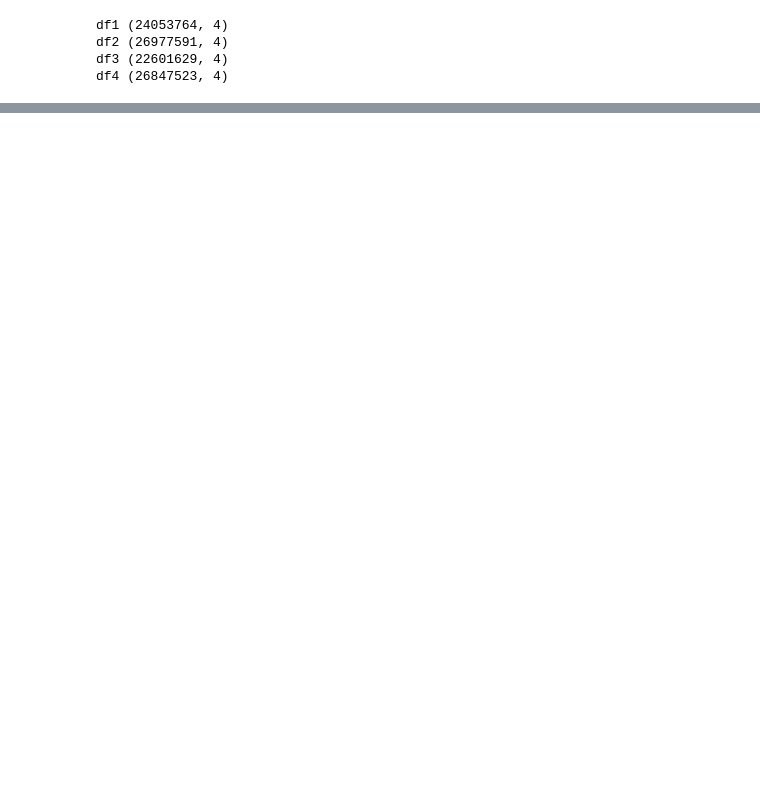
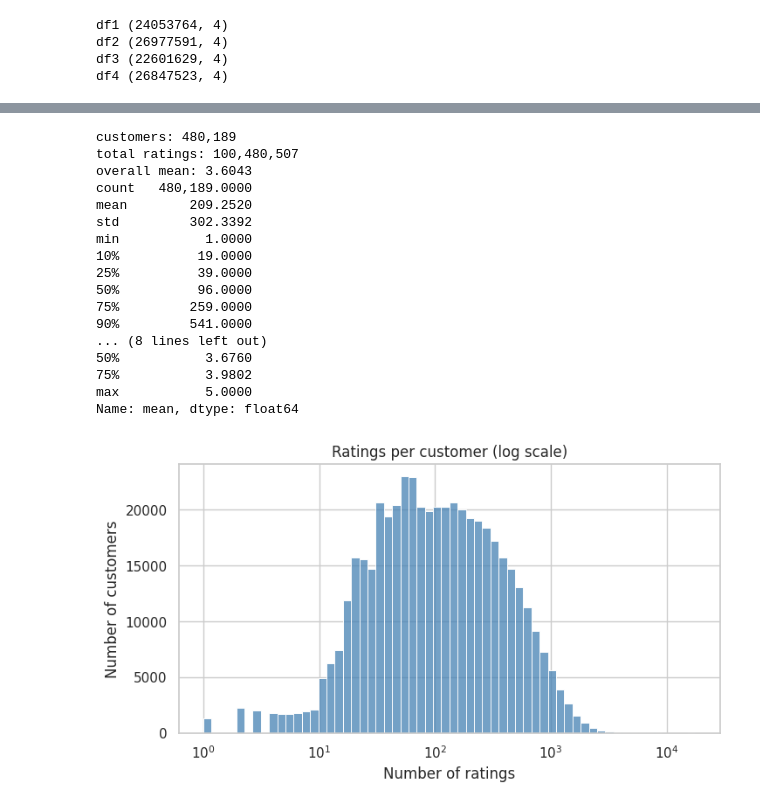
Before and after one commit to sevathangowtham/Netflix-Prize-data, a Jupyter notebook: netflix-prize-data.ipynb, the cells around one changed output, grey strips where cells are left out. Cells and saved outputs as stored; diff of their text form; code cells hidden in the pictures; blank space fills up the shorter version.

```diff
--- a/netflix-prize-data.ipynb
+++ b/netflix-prize-data.ipynb
@@ -97,0 +315,39 @@ dtype: int64
+# %%
+parts = [d.groupby('customer_id')['rating'].agg(['count', 'sum']) for d in dfs.values()]
+cust_stats = pd.concat(parts).astype('int64').groupby(level=0).sum()
+cust_stats['mean'] = cust_stats['sum'] / cust_stats['count']
+
+# correctness tests
+print('customers:', f"{len(cust_stats):,}")
+print('total ratings:', f"{int(cust_stats['count'].sum()):,}")
+print('overall mean:', round(cust_stats['sum'].sum() / cust_stats['count'].sum(), 4))
+
+print(cust_stats['count'].describe(percentiles=[.1, .25, .5, .75, .9, .99]))
+print(cust_stats['mean'].describe())
+
+# chart: ratings per customer
+fig, ax = plt.subplots(figsize=(8, 4))
+sns.histplot(cust_stats['count'], bins=60, log_scale=True, ax=ax, color='steelblue')
+ax.set_title('Ratings per customer (log scale)')
+ax.set_xlabel('Number of ratings')
+ax.set_ylabel('Number of customers')
+plt.show()
+# %% [output]
+customers: 480,189
+total ratings: 100,480,507
+overall mean: 3.6043
+count   480,189.0000
+mean        209.2520
+std         302.3392
+min           1.0000
+10%          19.0000
+25%          39.0000
+50%          96.0000
+75%         259.0000
+90%         541.0000
+... (8 lines left out)
+50%           3.6760
+75%           3.9802
+max           5.0000
+Name: mean, dtype: float64
+[figure, added]
```
Also changed, not shown: parts of 28 cells of this notebook.
